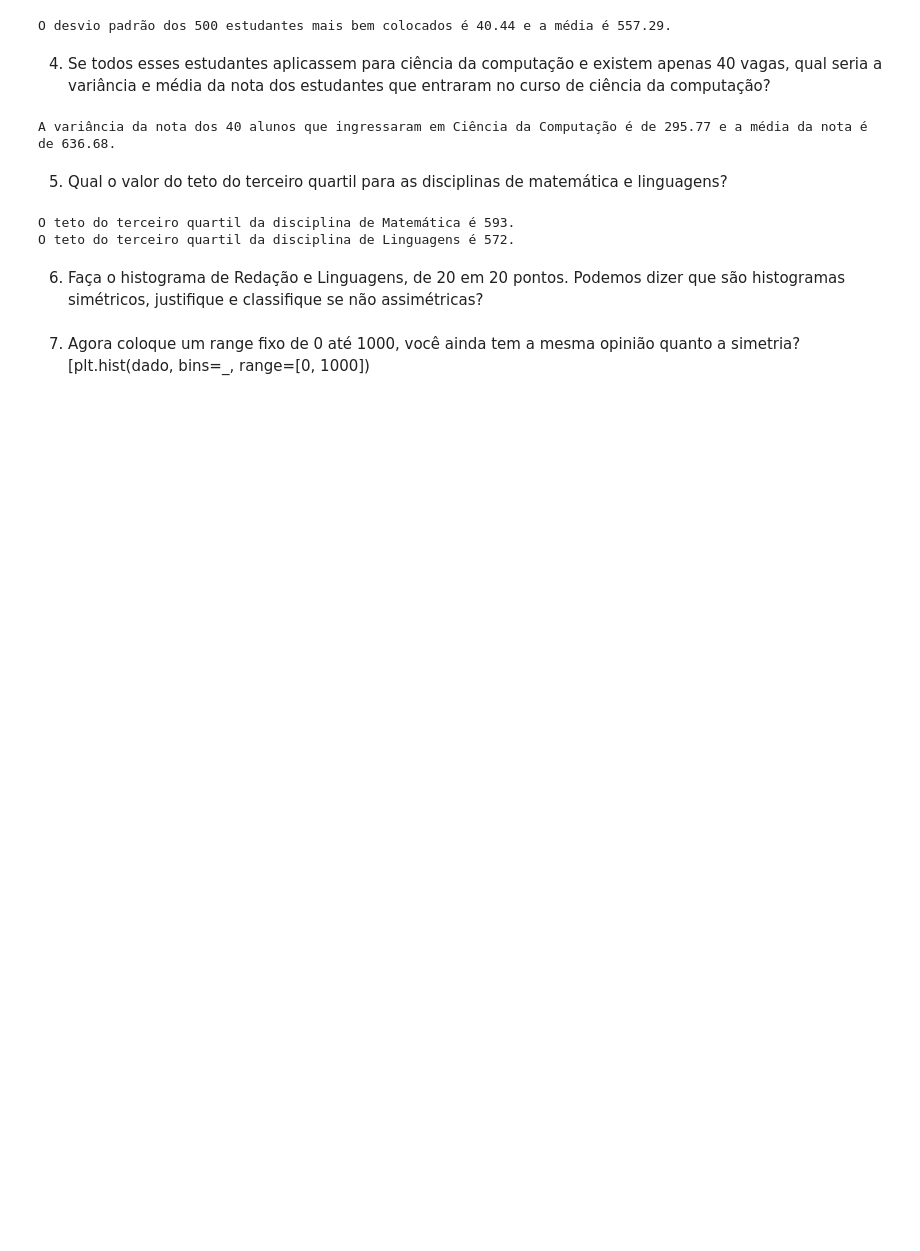
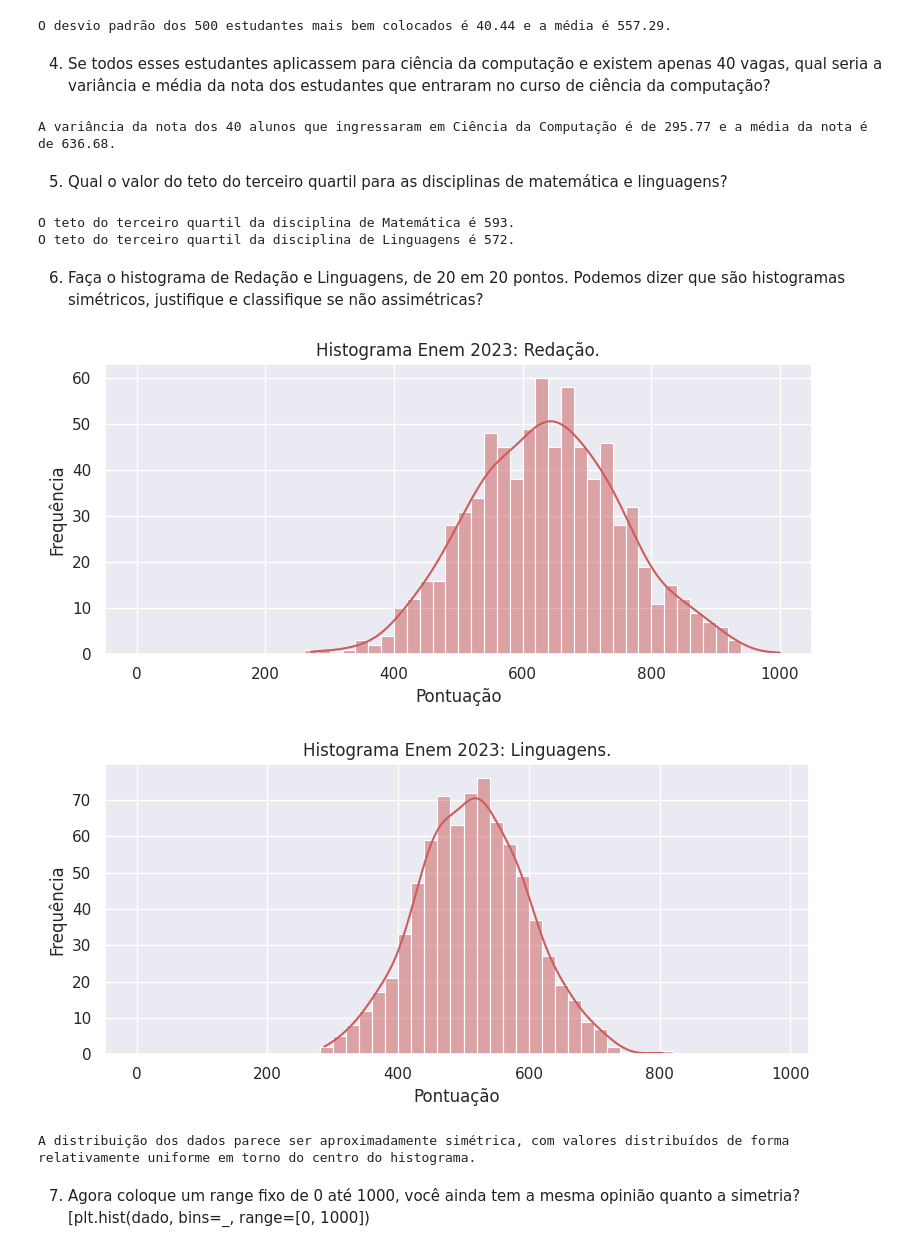
Before and after one commit to adhalya/estatistica-frequencias-medidas, a Jupyter notebook: Desafio_Estatística_Frequências_e_medidas.ipynb, the cells around one changed output. Cells and saved outputs as stored; diff of their text form; code cells hidden in the pictures; blank space fills up the shorter version.

```diff
--- a/Desafio_Estatística_Frequências_e_medidas.ipynb
+++ b/Desafio_Estatística_Frequências_e_medidas.ipynb
@@ -145,5 +146,27 @@ O teto do terceiro quartil da disciplina de Linguagens é 572.
 # %% [markdown]
 6. Faça o histograma de Redação e Linguagens, de 20 em 20 pontos.
 Podemos dizer que são histogramas simétricos, justifique e classifique se não assimétricas?
+# %%
+# Removendo valores ausentes das colunas Redação e Linguagens
+colunas = df[["Redação", "Linguagens"]].dropna()
+
+# Carregando o tema do seaborn
+sns.set_theme()
+
+# Plotando histogramas para as colunas Redação e Linguagens
+for coluna in colunas.columns:
+    plt.figure(figsize=(8, 4))
+    sns.histplot(colunas[coluna], bins=range(0, 1000, 20), kde=True, color='indianred')
+    plt.xlabel("Pontuação")
+    plt.ylabel("Frequência")
+    plt.title(f"Histograma Enem 2023: {coluna}.")
+    plt.tight_layout()
+    plt.show()
+
+print("A distribuição dos dados parece ser aproximadamente simétrica, com valores distribuídos de forma relativamente uniforme em torno do centro do histograma.")
+# %% [output]
+[figure, added]
+[figure, added]
+A distribuição dos dados parece ser aproximadamente simétrica, com valores distribuídos de forma relativamente uniforme em torno do centro do histograma.
 # %% [markdown]
 7. Agora coloque um range fixo de 0 até 1000, você ainda tem a mesma opinião quanto a simetria? [plt.hist(dado, bins=_, range=[0, 1000])
```
Also changed, not shown: parts of 12 cells of this notebook.
